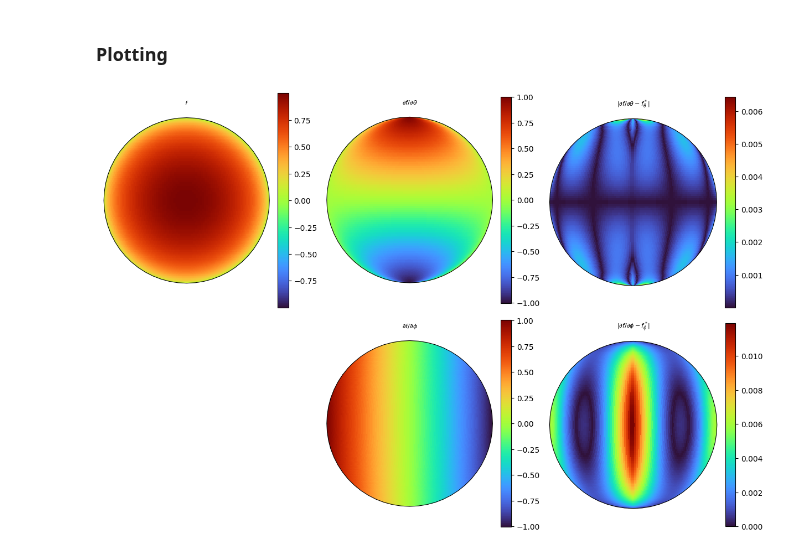
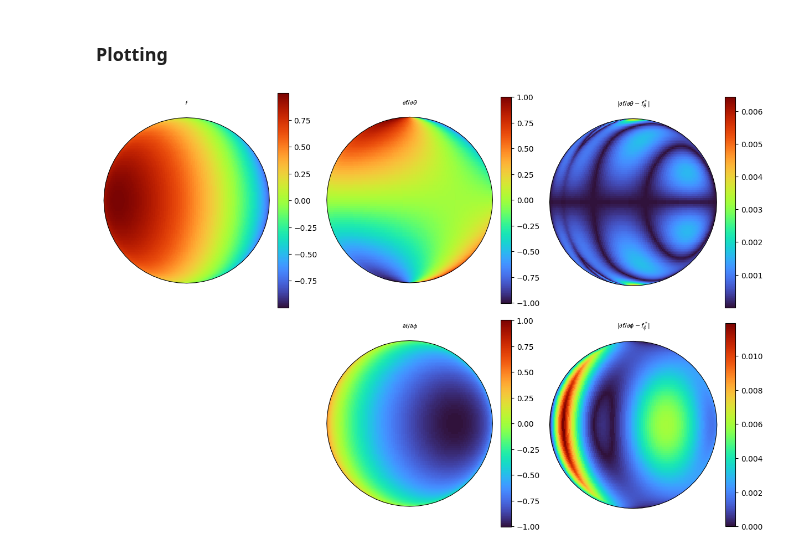
Before and after one commit to NVIDIA/torch-harmonics, a Jupyter notebook: notebooks/partial_derivatives.ipynb, the cells around one changed output. Saved outputs shown, nothing was run; the diff lists cells and outputs as text; code cells hidden in the pictures.

Commit message:
Changed angle for plots

```diff
--- a/notebooks/partial_derivatives.ipynb
+++ b/notebooks/partial_derivatives.ipynb
@@ -62,11 +62,12 @@ Gradient field shape: torch.Size([2, 128, 256])
 # %%
 fig = plt.figure(layout='constrained', figsize=(12, 8))
 subfigs = fig.subfigures(2, 3)
-plot_sphere(f_grid,   fig=subfigs[0, 0], projection="orthographic", cmap="turbo", colorbar=True, title=r"$f$")
-plot_sphere(nabla_f[0],   fig=subfigs[0, 1], projection="orthographic", cmap="turbo", colorbar=True, title=r"${\partial f } / {\partial \theta}$")
-plot_sphere(nabla_f[1],   fig=subfigs[1, 1], projection="orthographic", cmap="turbo", colorbar=True, title=r"${\partial f } / {\partial \phi}$")
-plot_sphere(torch.abs(nabla_f[0] - nft_grid), fig=subfigs[0, 2], projection="orthographic", cmap="turbo", colorbar=True, title=r"$|{\partial f }/{\partial \theta} - f^*_{\theta}|$")
-plot_sphere(torch.abs(nabla_f[1] - nfp_grid), fig=subfigs[1, 2], projection="orthographic", cmap="turbo", colorbar=True, title=r"$|{\partial f }/{\partial \phi} - f^*_{\phi}|$")
+clat, clon = 0, 56
+plot_sphere(f_grid,   fig=subfigs[0, 0], central_latitude=clat, central_longitude=clon, projection="orthographic", cmap="turbo", colorbar=True, title=r"$f$")
+plot_sphere(nabla_f[0],   fig=subfigs[0, 1], central_latitude=clat, central_longitude=clon, projection="orthographic", cmap="turbo", colorbar=True, title=r"${\partial f } / {\partial \theta}$")
+plot_sphere(nabla_f[1],   fig=subfigs[1, 1], central_latitude=clat, central_longitude=clon, projection="orthographic", cmap="turbo", colorbar=True, title=r"${\partial f } / {\partial \phi}$")
+plot_sphere(torch.abs(nabla_f[0] - nft_grid), fig=subfigs[0, 2], central_latitude=clat, central_longitude=clon, projection="orthographic", cmap="turbo", colorbar=True, title=r"$|{\partial f }/{\partial \theta} - f^*_{\theta}|$")
+plot_sphere(torch.abs(nabla_f[1] - nfp_grid), fig=subfigs[1, 2], central_latitude=clat, central_longitude=clon, projection="orthographic", cmap="turbo", colorbar=True, title=r"$|{\partial f }/{\partial \phi} - f^*_{\phi}|$")
 plt.show()
 # %% [output]
-[figure, old version]
+[figure, new version]
```
